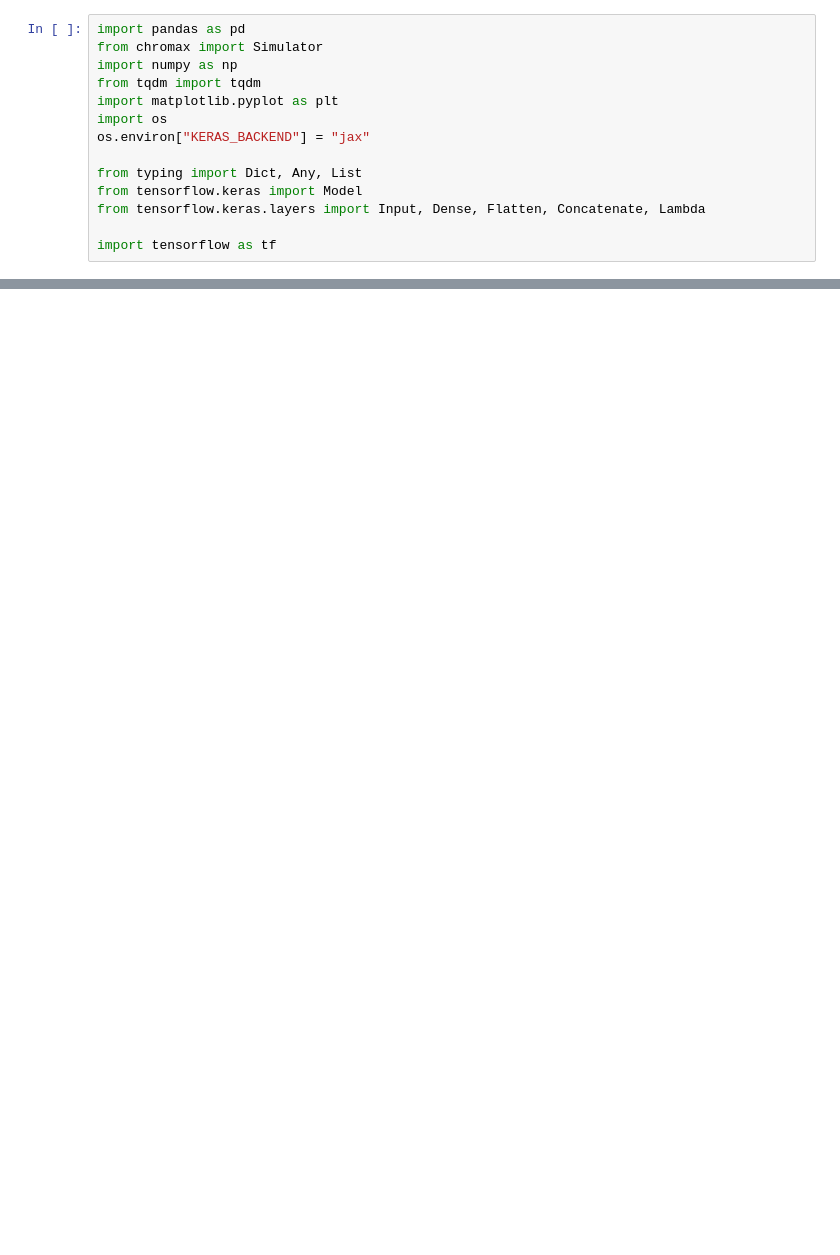
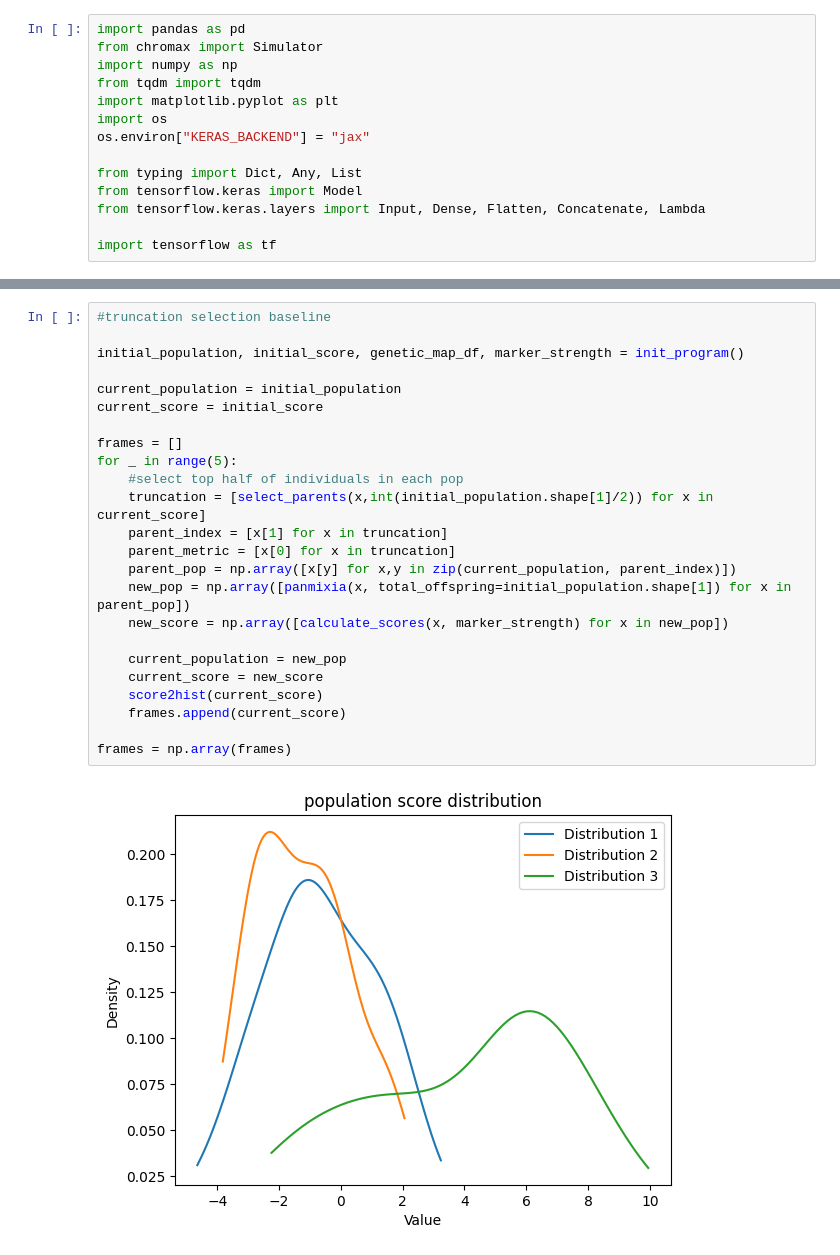
Before and after one commit to cjGO/breeder_agent, a Jupyter notebook: min.ipynb, the cells around one changed output, grey strips where cells are left out. Saved outputs shown, nothing was run; the diff lists cells and outputs as text; blank space fills up the shorter version.

```diff
--- a/min.ipynb
+++ b/min.ipynb
@@ -235,0 +264,26 @@ first score list shape (3, 50)
+# %%
+#truncation selection baseline
+
+initial_population, initial_score, genetic_map_df, marker_strength = init_program()
+
+current_population = initial_population
+current_score = initial_score
+
+frames = []
+for _ in range(5):
+    #select top half of individuals in each pop
+    truncation = [select_parents(x,int(initial_population.shape[1]/2)) for x in current_score]
+    parent_index = [x[1] for x in truncation]
+    parent_metric = [x[0] for x in truncation]
+    parent_pop = np.array([x[y] for x,y in zip(current_population, parent_index)])
+    new_pop = np.array([panmixia(x, total_offspring=initial_population.shape[1]) for x in parent_pop])
+    new_score = np.array([calculate_scores(x, marker_strength) for x in new_pop])
+
+    current_population = new_pop
+    current_score = new_score
+    score2hist(current_score)
+    frames.append(current_score)
+
+frames = np.array(frames)
+# %% [output]
+[figure, added]
```
Also changed, not shown: parts of 19 cells of this notebook, 1 other file.
